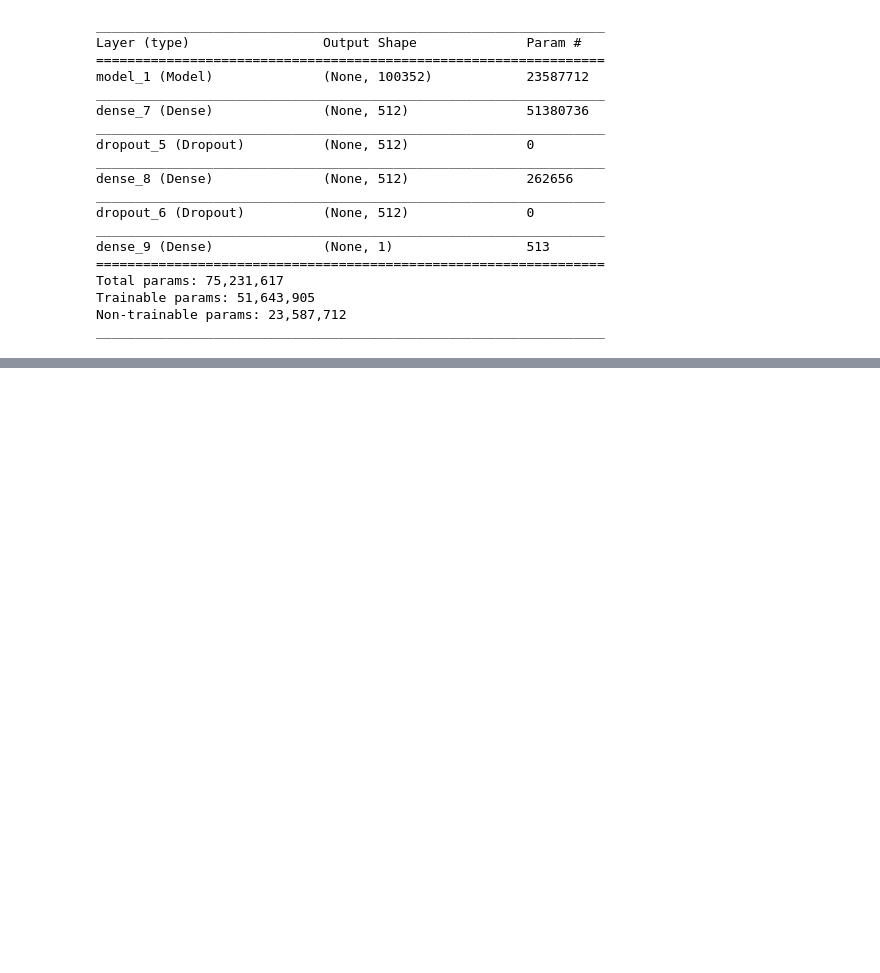
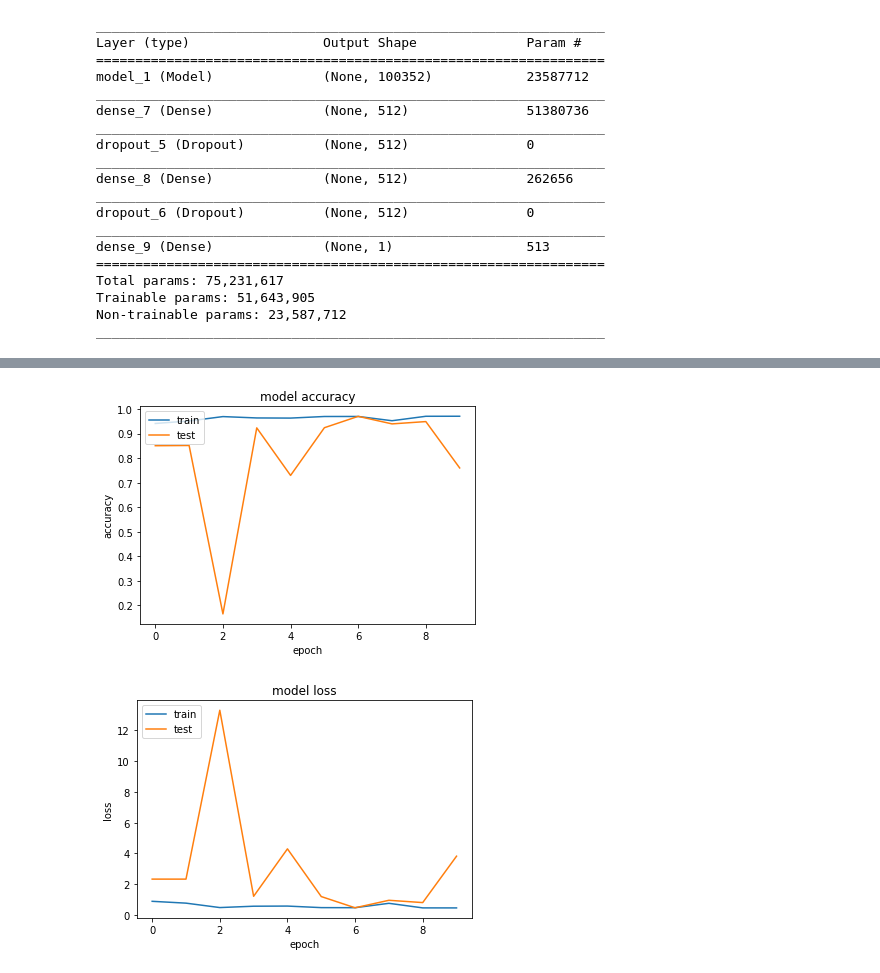
Before and after one commit to miamedra2/oilpalm_image_classification, a Jupyter notebook: OilPalmClassification_Oversampling.ipynb, the cells around one changed output, grey strips where cells are left out. Cells and saved outputs as stored; diff of their text form; code cells hidden in the pictures; blank space fills up the shorter version.

```diff
--- a/OilPalmClassification_Oversampling.ipynb
+++ b/OilPalmClassification_Oversampling.ipynb
@@ -279,0 +333,5 @@ plothistory(history)
+# %%
+plothistory(history)
+# %% [output]
+[figure, added]
+[figure, added]
```
Also changed, not shown: parts of 6 cells of this notebook, 1 other file.
